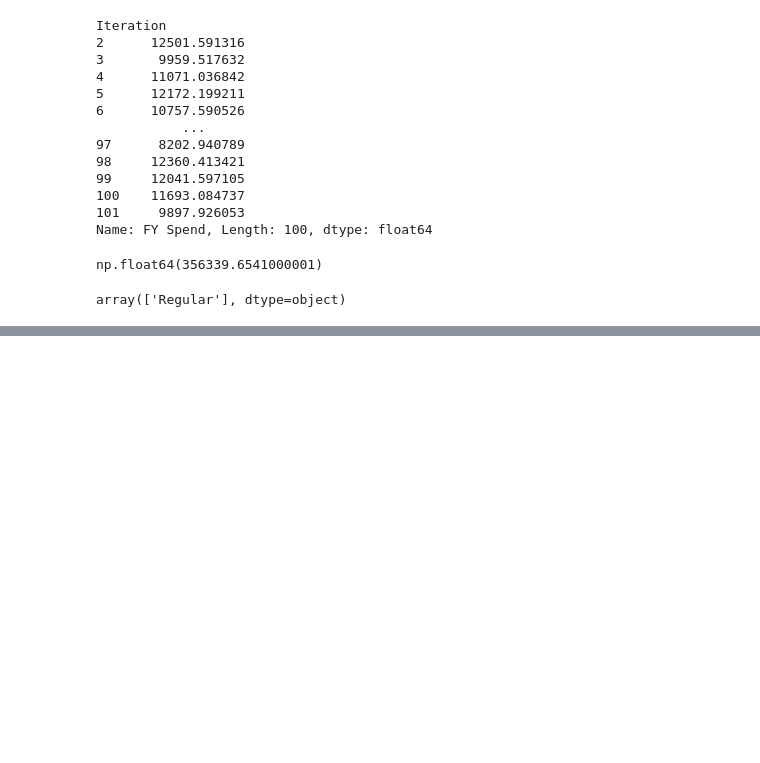
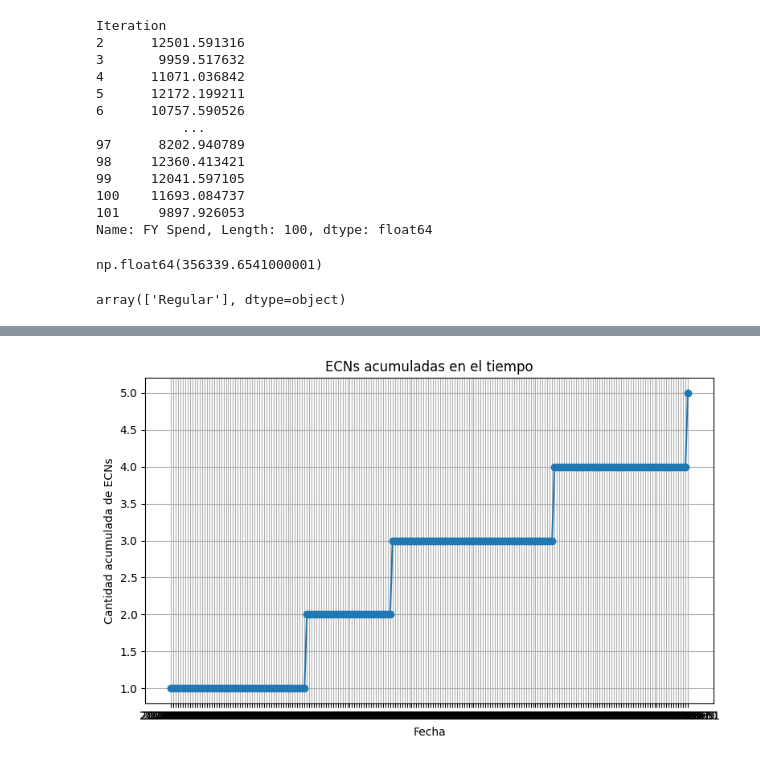
Before and after one commit to rubusarbaro/supplier-selection_fuzzy-logic_thesis, a Jupyter notebook: Calc.ipynb, the cells around one changed output, grey strips where cells are left out. Cells and saved outputs as stored; diff of their text form; code cells hidden in the pictures; blank space fills up the shorter version.

```diff
--- a/Calc.ipynb
+++ b/Calc.ipynb
@@ -390,0 +417,30 @@ array(['Regular'], dtype=object)
+# %%
+from datetime import datetime, timedelta
+from math import ceil
+
+span = (datetime(2024, 9, 11) - datetime(2024, 2, 7)).days
+beginning = datetime(2024, 2, 7)
+
+table = {fecha: [] for fecha in fechas}
+fechas = [beginning + timedelta(days=i) for i in range(span + 1)]
+
+for run in range(101):
+    ecn_counter = 0
+    short_df = scenario1_df[scenario1_df["Iteration"] == run]
+
+    for fecha in fechas:
+        ecn_qty = len(short_df[short_df["ECN release"] == fecha]["ECN"].unique())
+        ecn_counter += ecn_qty
+        table[fecha].append(ecn_counter)
+
+table_2 = {
+    "Fecha": [],
+    "ECN": []
+}
+
+counter = 0
+for key in table.keys():
+    counter += 1
+    table_2["Fecha"].append(key.strftime("%Y-%m-%d"))
+    table_2["ECN"].append(ceil(mean(table[key])))
+    #print(f"({counter}, {ceil(mean(table[key]))})")
@@ -390,0 +463,13 @@ array(['Regular'], dtype=object)
+# %%
+import matplotlib.pyplot as plt
+
+plt.figure(figsize=(8, 5))
+plt.plot(pd.DataFrame(data=table_2)['Fecha'], pd.DataFrame(data=table_2)['ECN'], marker='o')
+plt.title('ECNs acumuladas en el tiempo')
+plt.xlabel('Fecha')
+plt.ylabel('Cantidad acumulada de ECNs')
+plt.grid(True)
+plt.tight_layout()
+plt.show()
+# %% [output]
+[figure, added]
```
Also changed, not shown: parts of 6 cells of this notebook, 2 other files.
